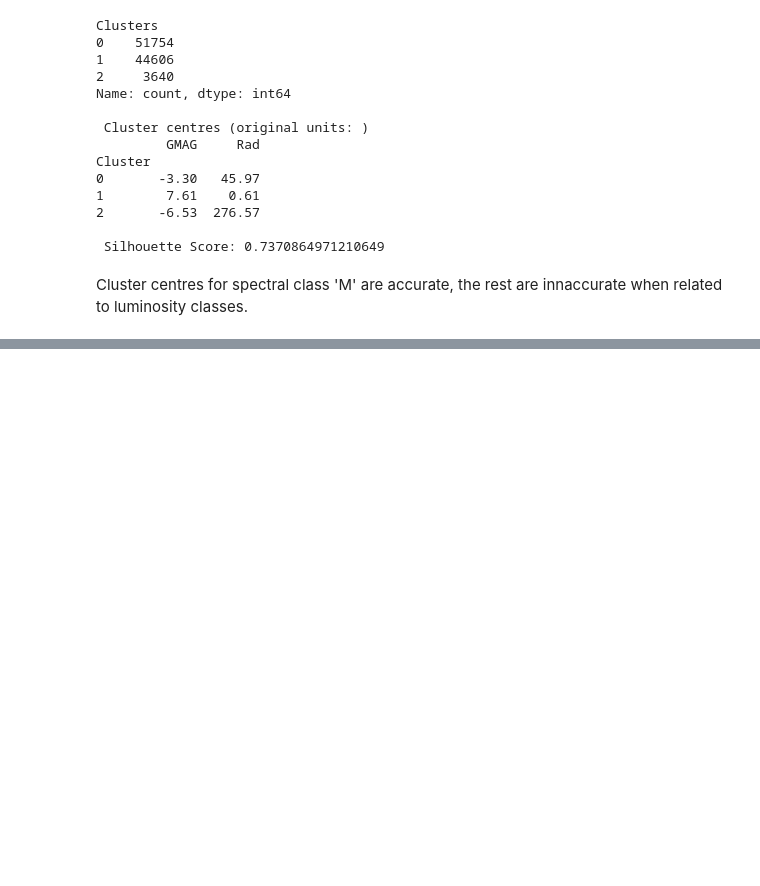
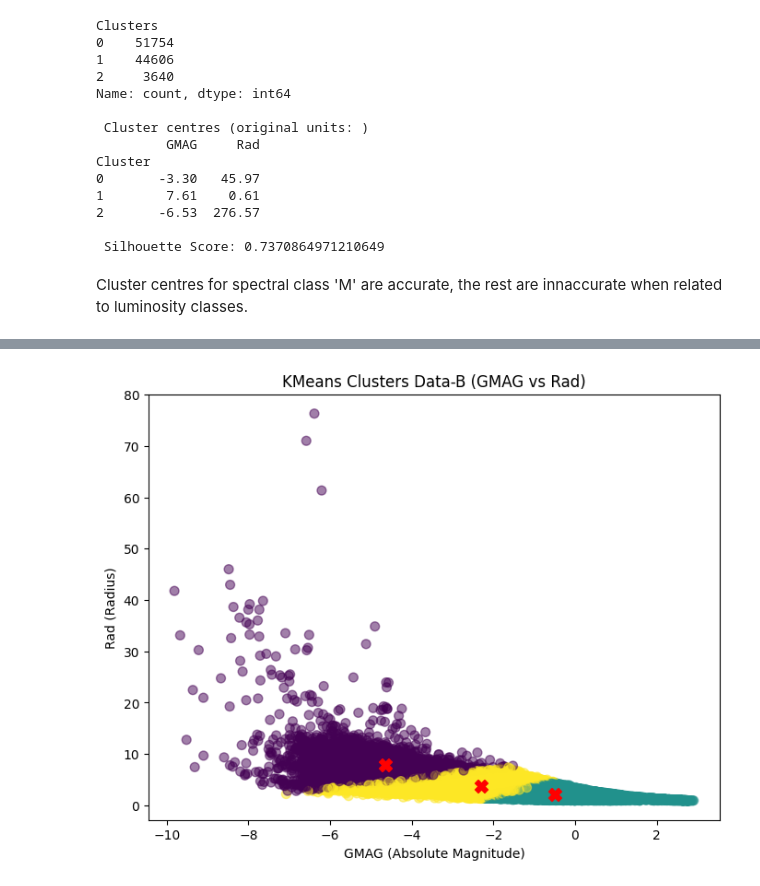
Before and after one commit to joshstromayer/stellar_stage_predictor, a Jupyter notebook: notebook.ipynb, the cells around one changed output, grey strips where cells are left out. Drawn from its saved outputs; the diff is of its cells as text; code cells hidden in the pictures; blank space fills up the shorter version.

```diff
--- a/notebook.ipynb
+++ b/notebook.ipynb
@@ -308,11 +309,11 @@ df_clusters_b["Clusters"] = labels_b
 print(df_clusters_b["Clusters"].value_counts().sort_index())
 
 centres_scaled = km_b.cluster_centers_
-centres = pd.DataFrame(scaler_b.inverse_transform(centres_scaled), columns=data_b.columns)
-centres = centres[['GMAG', 'Rad']]
-centres.index.name = "Cluster"
+centres_b = pd.DataFrame(scaler_b.inverse_transform(centres_scaled), columns=data_b.columns)
+centres_b = centres_b[['GMAG', 'Rad']]
+centres_b.index.name = "Cluster"
 print("\n Cluster centres (original units: )")
-print(centres.round(2))
+print(centres_b.round(2))
 
 silho = (silhouette_score(x_scaled_b, labels_b, sample_size=min(10000, x.shape[0]), metric="euclidean", random_state=42))
 print(f"\n Silhouette Score: {silho}")
@@ -507,0 +524,13 @@ Cluster centres for spectral class 'M' are accurate, the rest are innaccurate wh
+# %%
+# Data-b
+
+plt.figure(figsize=(8, 6))
+plt.scatter(df_clusters_b["GMAG"], df_clusters_b["Rad"], c=df_clusters_b["Clusters"], s=50, cmap="viridis", alpha=0.5)
+plt.scatter(centres_b["GMAG"], centres_b["Rad"], c="red", s=100, marker="X")
+
+plt.xlabel("GMAG (Absolute Magnitude)")
+plt.ylabel("Rad (Radius)")
+plt.title("KMeans Clusters Data-B (GMAG vs Rad)")
+plt.show()
+# %% [output]
+[figure, added]
```
Also changed, not shown: parts of 14 cells of this notebook.
